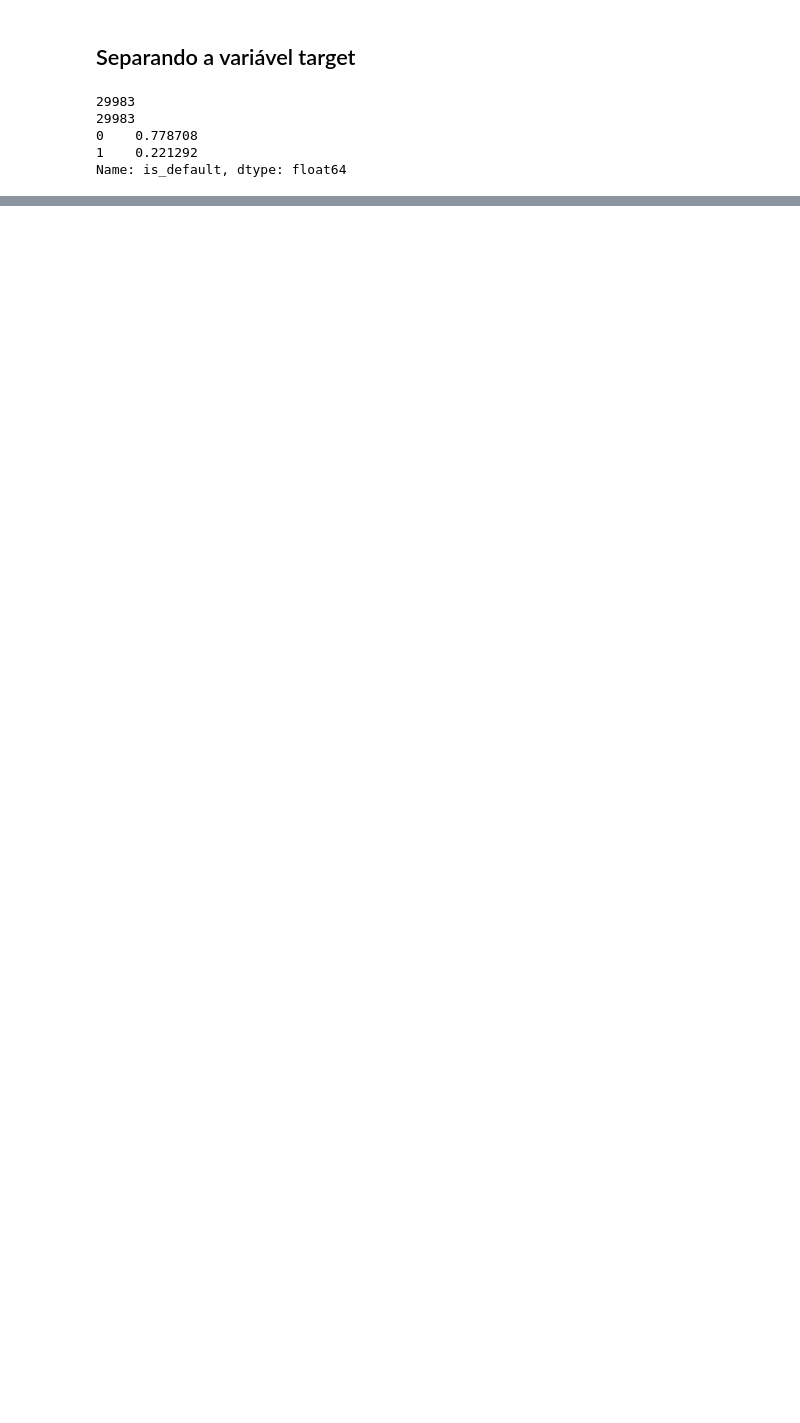
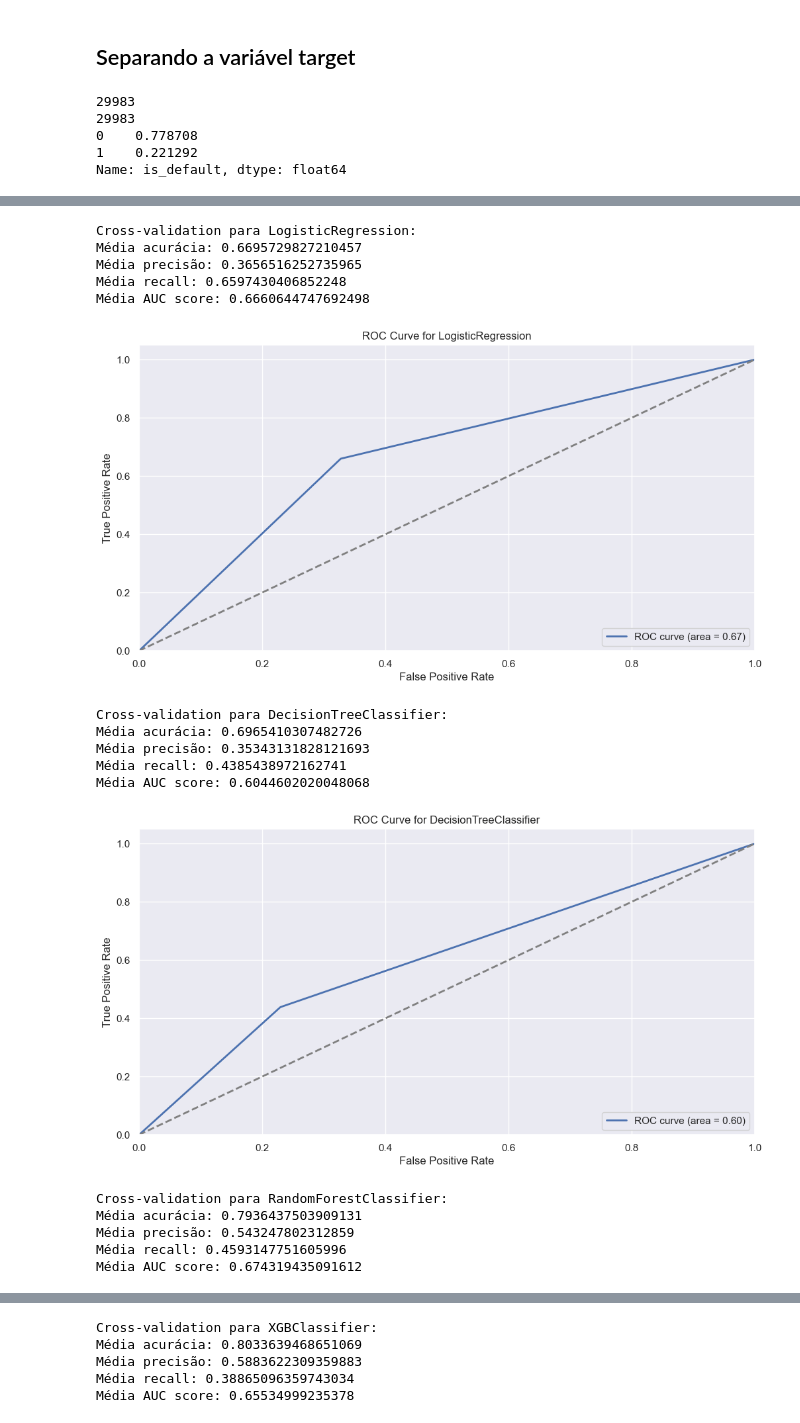
Before and after one commit to biancaportela/4intelligence, a Jupyter notebook: case_2/analise.ipynb, the cells around one changed output, grey strips where cells are left out. Cells and saved outputs as stored; diff of their text form; code cells hidden in the pictures; blank space fills up the shorter version.

```diff
--- a/case_2/analise.ipynb
+++ b/case_2/analise.ipynb
@@ -502 +575,3 @@ Name: is_default, dtype: float64
+# %%
+x_train, x_test, y_train, y_test = train_test_split(X_all,y_all, test_size=0.3, random_state=42)
 # %% [markdown]
@@ -513,0 +649,3 @@ transformed = transformer.fit_transform(X_all)
+# %%
+y_train_preprocessed = y_train_preprocessed.reshape(-1)
+y_test_preprocessed = y_test_preprocessed.reshape(-1)
@@ -513,0 +705,8 @@ transformed = transformer.fit_transform(X_all)
+# %%
+models = [LogisticRegression(max_iter=10000),  DecisionTreeClassifier(), RandomForestClassifier(), xgb.XGBClassifier()]
+print('Sem o SMOTE')
+print('------------------------------------------------------------')
+for model in models:
+    print(f'Cross-validation para {type(model).__name__}:')
+    cross_validation(model, x_train_preprocessed, y_train_preprocessed, oversampling=False)
+    print('------------------------------------------------------------')
@@ -513,0 +731,8 @@ transformed = transformer.fit_transform(X_all)
+# %%
+models = [LogisticRegression(max_iter=10000),  DecisionTreeClassifier(), RandomForestClassifier(), xgb.XGBClassifier()]
+print('Com o SMOTE')
+print('------------------------------------------------------------')
+for model in models:
+    print(f'Cross-validation para {type(model).__name__}:')
+    cross_validation(model, x_train_preprocessed, y_train_preprocessed, oversampling=True)
+    print('------------------------------------------------------------')
@@ -513,0 +805,36 @@ transformed = transformer.fit_transform(X_all)
+# %%
+for model in models:
+    print(f'Cross-validation para {type(model).__name__}:')
+    fold_accuracies, fold_precisions, fold_recalls, fold_rocs, fold_fprs, fold_tprs = cross_validation_roc(model, x_train_preprocessed, y_train_preprocessed, oversampling=True)
+
+    mean_fpr = np.mean(fold_fprs, axis=0)
+    mean_tpr = np.mean(fold_tprs, axis=0)
+
+    plt.figure()
+    plt.plot(mean_fpr, mean_tpr, color='b', lw=2, label='ROC curve (area = %0.2f)' % np.mean(fold_rocs))
+    plt.plot([0, 1], [0, 1], color='gray', lw=2, linestyle='--')
+    plt.xlim([0.0, 1.0])
+    plt.ylim([0.0, 1.05])
+    plt.xlabel('False Positive Rate')
+    plt.ylabel('True Positive Rate')
+    plt.title(f'ROC Curve for {type(model).__name__}')
+    plt.legend(loc='lower right')
+    plt.show()
+# %% [output]
+Cross-validation para LogisticRegression:
+Média acurácia: 0.6695729827210457
+Média precisão: 0.3656516252735965
+Média recall: 0.6597430406852248
+Média AUC score: 0.6660644747692498
+[figure, added]
+Cross-validation para DecisionTreeClassifier:
+Média acurácia: 0.6965410307482726
+Média precisão: 0.35343131828121693
+Média recall: 0.4385438972162741
+Média AUC score: 0.6044602020048068
+[figure, added]
+Cross-validation para RandomForestClassifier:
+Média acurácia: 0.7936437503909131
+Média precisão: 0.543247802312859
+Média recall: 0.4593147751605996
+Média AUC score: 0.674319435091612
@@ -513,0 +842,5 @@ transformed = transformer.fit_transform(X_all)
+Cross-validation para XGBClassifier:
+Média acurácia: 0.8033639468651069
+Média precisão: 0.5883622309359883
+Média recall: 0.38865096359743034
+Média AUC score: 0.65534999235378
```
Also changed, not shown: parts of 36 cells of this notebook, 1 other file.
